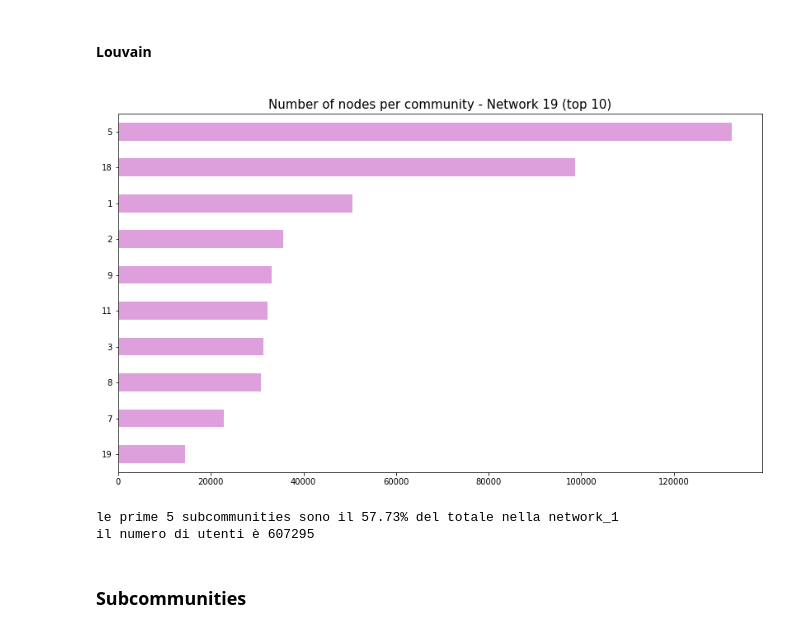
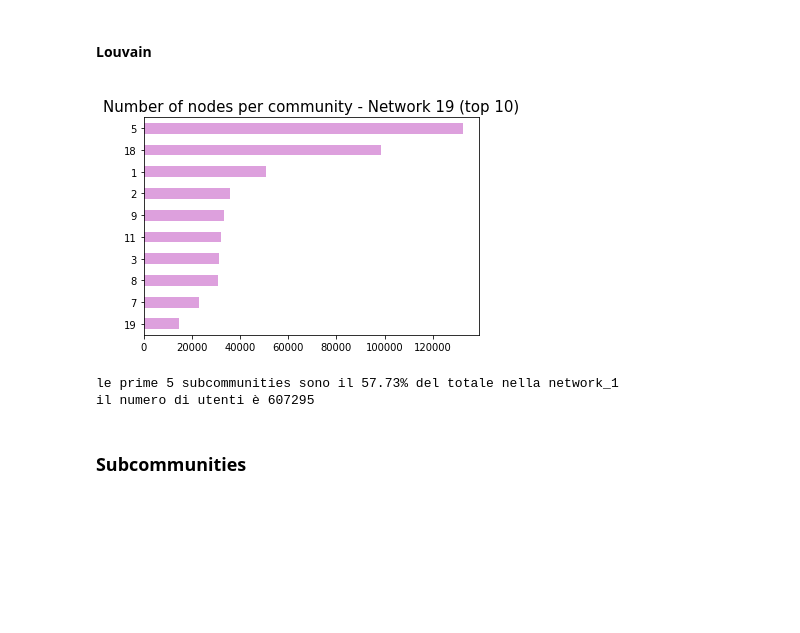
Before and after one commit to gi-ux/BachelorProject, a Jupyter notebook: notebook/Subnetworks.ipynb, the cells around one changed output. Drawn from its saved outputs; the diff is of its cells as text; code cells hidden in the pictures; blank space fills up the shorter version.

```diff
--- a/notebook/Subnetworks.ipynb
+++ b/notebook/Subnetworks.ipynb
@@ -663,20 +661,19 @@ df_nt2.to_csv("C:/Users/gianl/Desktop/Gi/Supsi/BachelorProject/sage/data/nt_2_tx
 # %%
 communities = []
 for i in louvain_19:
     communities.append(louvain_19.get(i))
 comm = pd.Series(communities).value_counts().sort_values(ascending=False)
-fig = plt.figure(figsize=(14, 8))
 ax = comm[:10].plot(kind='barh', color='plum') #orange #lightseagreen
 ax.set_title('Number of nodes per community - Network 19 (top 10)', fontsize=15)
 ax.invert_yaxis()
 plt.show()
 s = 0
 for i in comm[:5]:
     s = s + i
 print(f"le prime 5 subcommunities sono il {round(s/comm.sum()*100,2)}% del totale nella network_1")
 print(f"il numero di utenti è {comm.sum()}")
 # %% [output]
-[figure, old version]
+[figure, new version]
 le prime 5 subcommunities sono il 57.73% del totale nella network_1
 il numero di utenti è 607295
 # %% [markdown]
```
Also changed, not shown: parts of 5 cells of this notebook, 2 other files.
